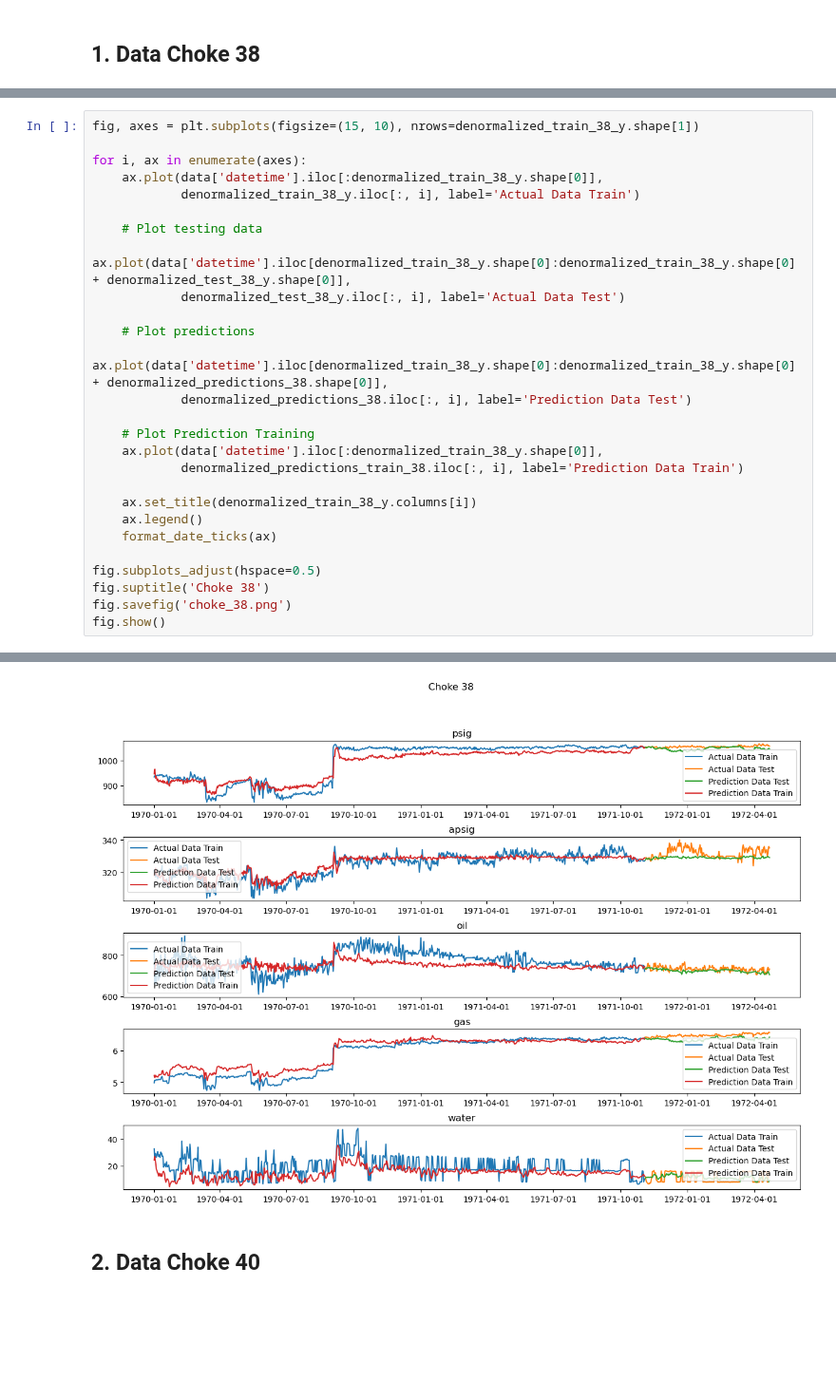
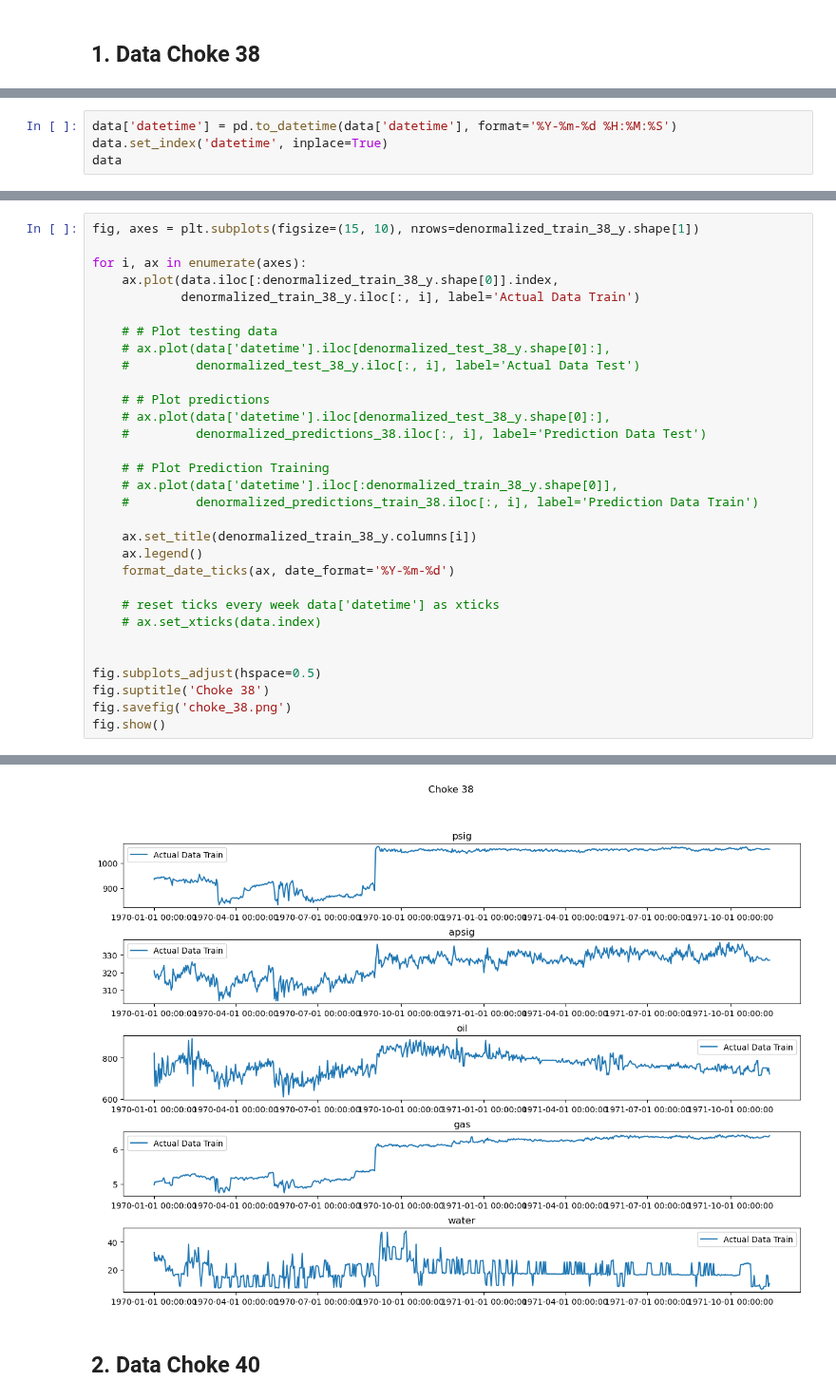
Before and after one commit to Dzyfhuba/lstm-prototype, a Jupyter notebook: lstm-months.ipynb, the cells around one changed output, grey strips where cells are left out. Shown at 95% size. Cells and saved outputs as stored; diff of their text form; blank space fills up the shorter version.

```diff
--- a/lstm-months.ipynb
+++ b/lstm-months.ipynb
@@ -623,2 +624,6 @@ def format_date_ticks(ax, date_format='%Y-%m-%d'):
     # plt.setp(ax.get_xticklabels(), rotation=45, ha='right')  # Rotate date labels for better readability
     plt.setp(ax.get_xticklabels())  # Rotate date labels for better readability
+# %%
+data['datetime'] = pd.to_datetime(data['datetime'], format='%Y-%m-%d %H:%M:%S')
+data.set_index('datetime', inplace=True)
+data
@@ -626,48 +636,52 @@ def format_date_ticks(ax, date_format='%Y-%m-%d'):
 fig, axes = plt.subplots(figsize=(15, 10), nrows=denormalized_train_38_y.shape[1])
 
 for i, ax in enumerate(axes):
-    ax.plot(data['datetime'].iloc[:denormalized_train_38_y.shape[0]],
+    ax.plot(data.iloc[:denormalized_train_38_y.shape[0]].index,
             denormalized_train_38_y.iloc[:, i], label='Actual Data Train')
 
-    # Plot testing data
-    ax.plot(data['datetime'].iloc[denormalized_train_38_y.shape[0]:denormalized_train_38_y.shape[0] + denormalized_test_38_y.shape[0]],
-            denormalized_test_38_y.iloc[:, i], label='Actual Data Test')
+    # # Plot testing data
+    # ax.plot(data['datetime'].iloc[denormalized_test_38_y.shape[0]:],
+    #         denormalized_test_38_y.iloc[:, i], label='Actual Data Test')
 
-    # Plot predictions
-    ax.plot(data['datetime'].iloc[denormalized_train_38_y.shape[0]:denormalized_train_38_y.shape[0] + denormalized_predictions_38.shape[0]],
-            denormalized_predictions_38.iloc[:, i], label='Prediction Data Test')
+    # # Plot predictions
+    # ax.plot(data['datetime'].iloc[denormalized_test_38_y.shape[0]:],
+    #         denormalized_predictions_38.iloc[:, i], label='Prediction Data Test')
 
-    # Plot Prediction Training
-    ax.plot(data['datetime'].iloc[:denormalized_train_38_y.shape[0]],
-            denormalized_predictions_train_38.iloc[:, i], label='Prediction Data Train')
+    # # Plot Prediction Training
+    # ax.plot(data['datetime'].iloc[:denormalized_train_38_y.shape[0]],
+    #         denormalized_predictions_train_38.iloc[:, i], label='Prediction Data Train')
 
     ax.set_title(denormalized_train_38_y.columns[i])
     ax.legend()
-    format_date_ticks(ax)
+    format_date_ticks(ax, date_format='%Y-%m-%d')
+
+    # reset ticks every week data['datetime'] as xticks
+    # ax.set_xticks(data.index)
+
 
 fig.subplots_adjust(hspace=0.5)
 fig.suptitle('Choke 38')
 fig.savefig('choke_38.png')
 fig.show()
 # %% [output]
   agg_filter: a filter function, which takes a (m, n, 3) float array and a dpi value, and returns a (m, n, 3) array and two offsets from the bottom left corner of the image
   alpha: scalar or None
   animated: bool
   backgroundcolor: color
   bbox: dict with properties for `.patches.FancyBboxPatch`
   clip_box: `.Bbox`
   clip_on: bool
   clip_path: Patch or (Path, Transform) or None
   color or c: color
   figure: `.Figure`
   fontfamily or family: {FONTNAME, 'serif', 'sans-serif', 'cursive', 'fantasy', 'monospace'}
   fontproperties or font or font_properties: `.font_manager.FontProperties` or `str` or `pathlib.Path`
 ... (209 lines left out)
   wrap: bool
   x: float
   y: float
   zorder: float
-[figure, old version]
+[figure, new version]
 # %% [markdown]
 ## 2. Data Choke 40
 # %%
```
Also changed, not shown: parts of 2 cells of this notebook, 1 other file.
